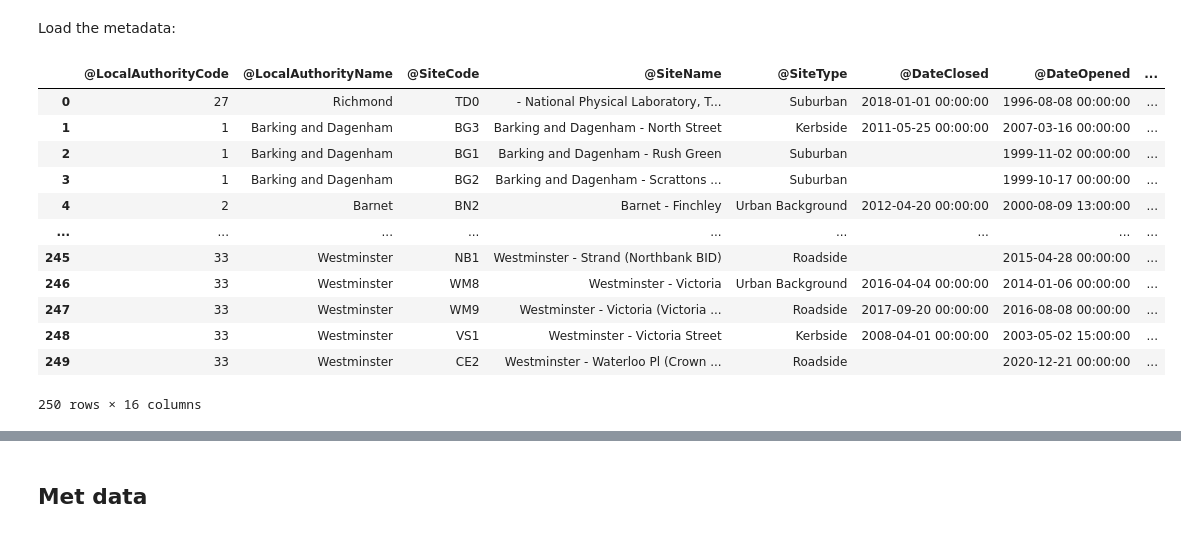
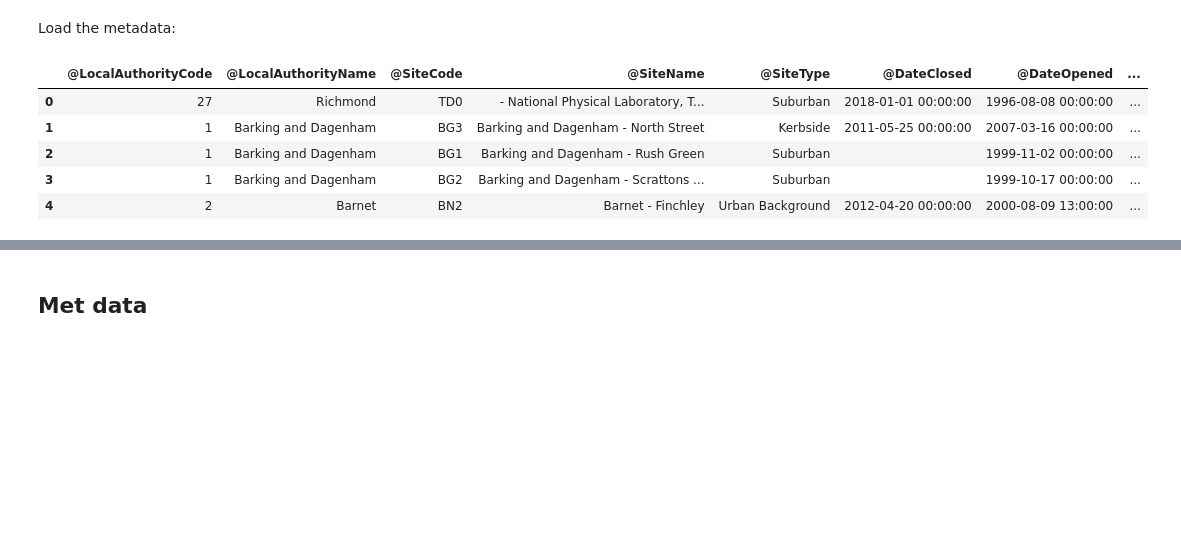
Before and after one commit to michellewl/AQmortality, a Jupyter notebook: mortality_model/explore_data.ipynb, the cells around one changed output, grey strips where cells are left out. Cells and saved outputs as stored; diff of their text form; code cells hidden in the pictures; blank space fills up the shorter version.

```diff
--- a/mortality_model/explore_data.ipynb
+++ b/mortality_model/explore_data.ipynb
@@ -92,21 +76,14 @@ meta_url = "http://api.erg.kcl.ac.uk/AirQuality/Information/MonitoringSites/Grou
 sites_request = requests.get(meta_url)
 meta_df = pd.DataFrame(sites_request.json()['Sites']['Site'])
 # %%
-meta_df
+meta_df.head()
 # %% [output]
 |  | @LocalAuthorityCode | @LocalAuthorityName | @SiteCode | @SiteName | @SiteType | @DateClosed | @DateOpened | ... |
 | 0 | 27 | Richmond | TD0 | - National Physical Laboratory, T... | Suburban | 2018-01-01 00:00:00 | 1996-08-08 00:00:00 | ... |
 | 1 | 1 | Barking and Dagenham | BG3 | Barking and Dagenham - North Street | Kerbside | 2011-05-25 00:00:00 | 2007-03-16 00:00:00 | ... |
 | 2 | 1 | Barking and Dagenham | BG1 | Barking and Dagenham - Rush Green | Suburban |  | 1999-11-02 00:00:00 | ... |
 | 3 | 1 | Barking and Dagenham | BG2 | Barking and Dagenham - Scrattons ... | Suburban |  | 1999-10-17 00:00:00 | ... |
 | 4 | 2 | Barnet | BN2 | Barnet - Finchley | Urban Background | 2012-04-20 00:00:00 | 2000-08-09 13:00:00 | ... |
-| ... | ... | ... | ... | ... | ... | ... | ... | ... |
-| 245 | 33 | Westminster | NB1 | Westminster - Strand (Northbank BID) | Roadside |  | 2015-04-28 00:00:00 | ... |
-| 246 | 33 | Westminster | WM8 | Westminster - Victoria | Urban Background | 2016-04-04 00:00:00 | 2014-01-06 00:00:00 | ... |
-| 247 | 33 | Westminster | WM9 | Westminster - Victoria (Victoria ... | Roadside | 2017-09-20 00:00:00 | 2016-08-08 00:00:00 | ... |
-| 248 | 33 | Westminster | VS1 | Westminster - Victoria Street | Kerbside | 2008-04-01 00:00:00 | 2003-05-02 15:00:00 | ... |
-| 249 | 33 | Westminster | CE2 | Westminster - Waterloo Pl (Crown ... | Roadside |  | 2020-12-21 00:00:00 | ... |
-250 rows × 16 columns
 # %%
 set(meta_df["@LocalAuthorityName"].tolist())
 # %% [output]
```
Also changed, not shown: parts of 1 cell of this notebook, 1 other file.
